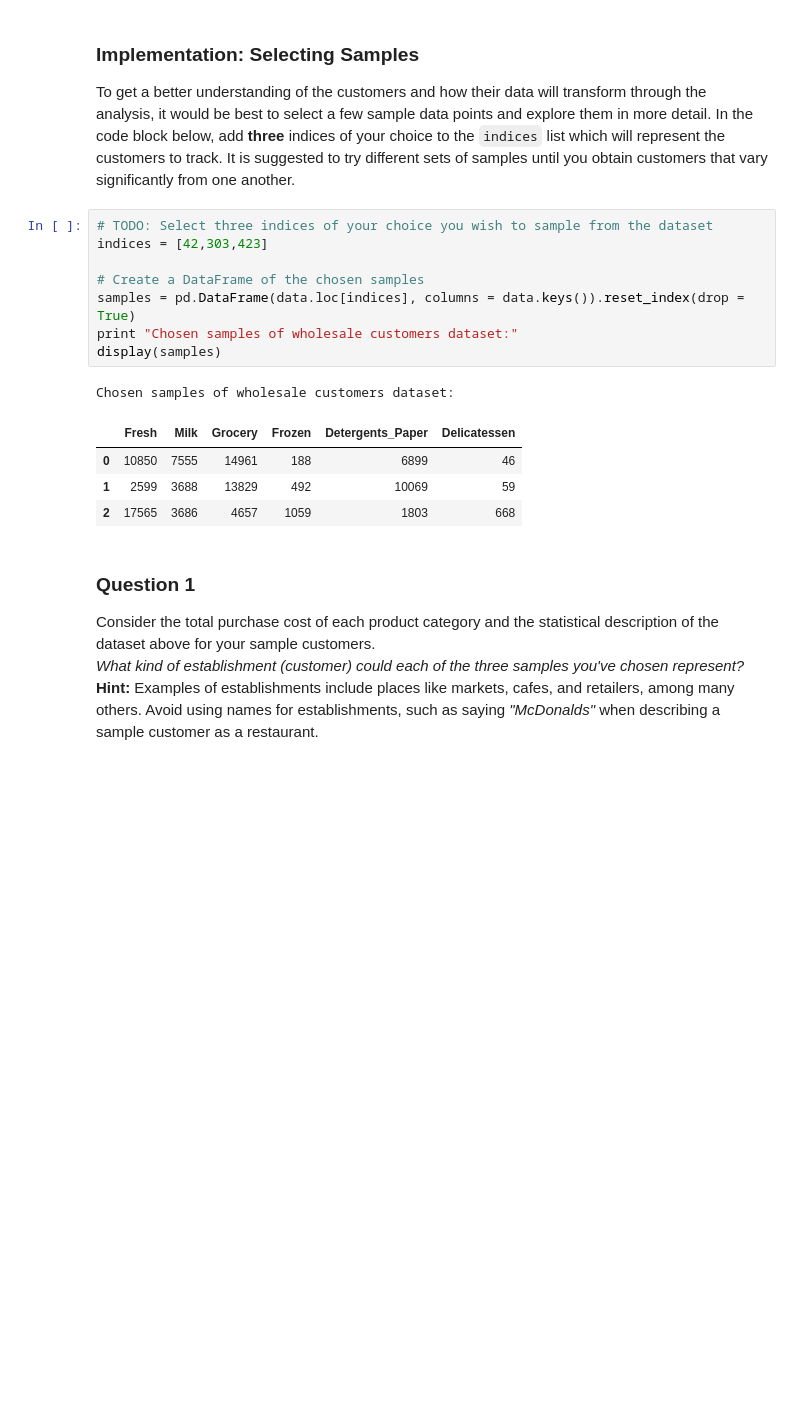
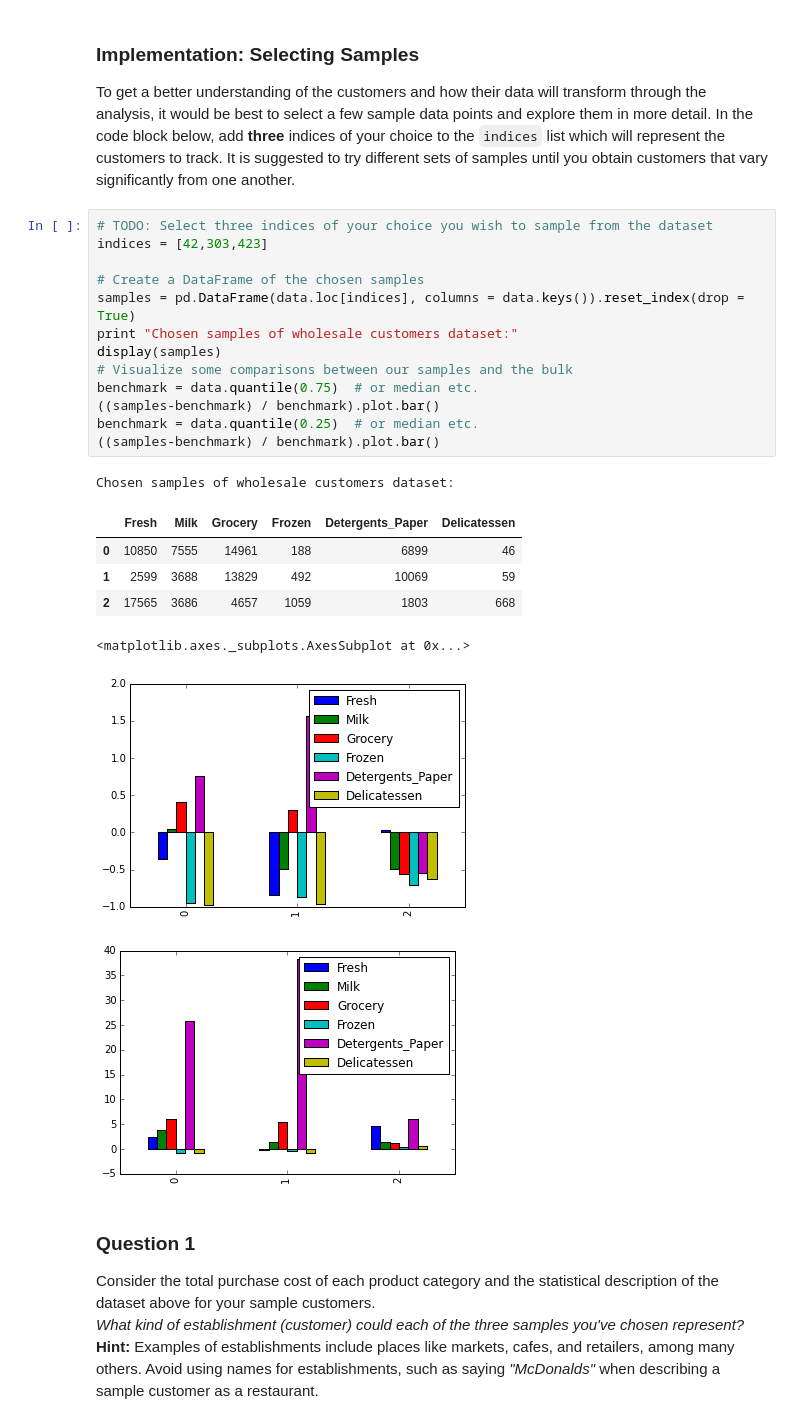
Before and after one commit to bwc126/machine-learning, a Jupyter notebook: projects/creating_customer_segments/customer_segments.ipynb, the cells around one changed output. Drawn from its saved outputs; the diff is of its cells as text; blank space fills up the shorter version.

```diff
--- a/projects/creating_customer_segments/customer_segments.ipynb
+++ b/projects/creating_customer_segments/customer_segments.ipynb
@@ -59,17 +59,25 @@ To get a better understanding of the customers and how their data will transform
 # %%
 # TODO: Select three indices of your choice you wish to sample from the dataset
 indices = [42,303,423]
 
 # Create a DataFrame of the chosen samples
 samples = pd.DataFrame(data.loc[indices], columns = data.keys()).reset_index(drop = True)
 print "Chosen samples of wholesale customers dataset:"
 display(samples)
+# Visualize some comparisons between our samples and the bulk
+benchmark = data.quantile(0.75)  # or median etc.
+((samples-benchmark) / benchmark).plot.bar()
+benchmark = data.quantile(0.25)  # or median etc.
+((samples-benchmark) / benchmark).plot.bar()
 # %% [output]
 Chosen samples of wholesale customers dataset:
 |  | Fresh | Milk | Grocery | Frozen | Detergents_Paper | Delicatessen |
 | 0 | 10850 | 7555 | 14961 | 188 | 6899 | 46 |
 | 1 | 2599 | 3688 | 13829 | 492 | 10069 | 59 |
 | 2 | 17565 | 3686 | 4657 | 1059 | 1803 | 668 |
+<matplotlib.axes._subplots.AxesSubplot at 0x...>
+[figure, added]
+[figure, added]
 # %% [markdown]
 ### Question 1
 Consider the total purchase cost of each product category and the statistical description of the dataset above for your sample customers.
```
Also changed, not shown: parts of 11 cells of this notebook, 1 other file.
